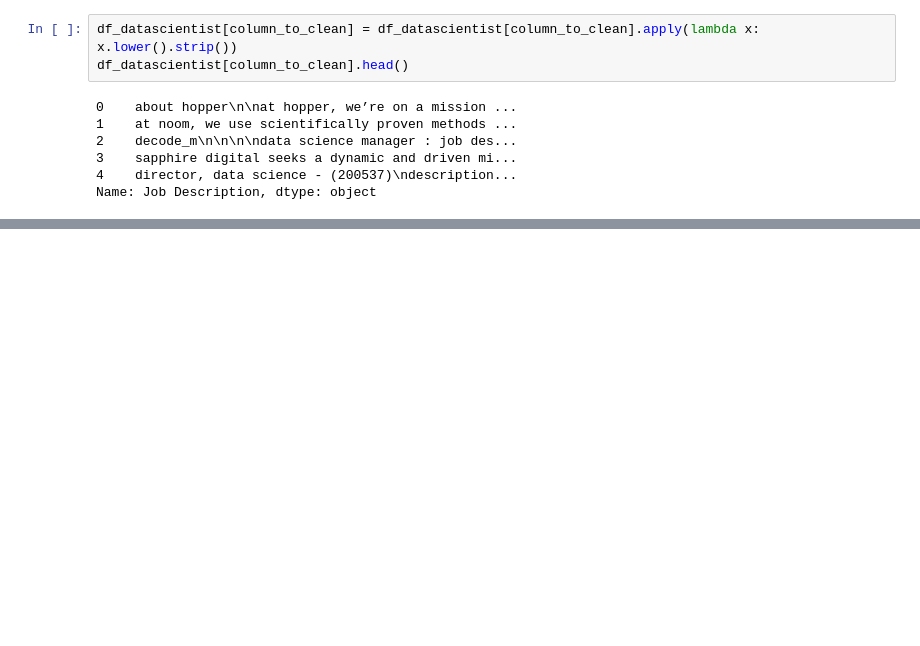
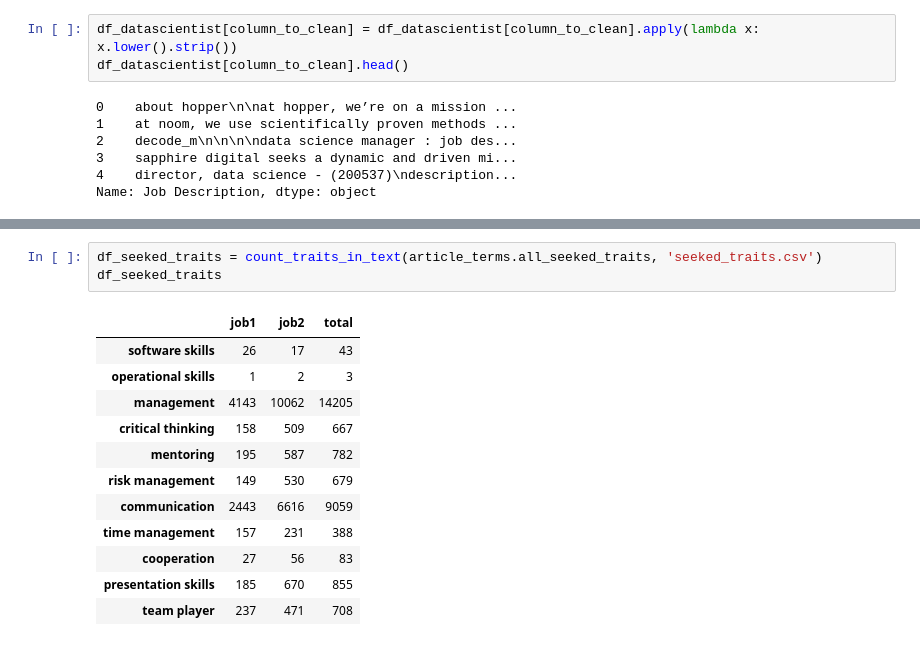
Before and after one commit to Cing2/2AMD20_knowledge, a Jupyter notebook: analysis/jop_postings.ipynb, the cells around one changed output, grey strips where cells are left out. Drawn from its saved outputs; the diff is of its cells as text; blank space fills up the shorter version.

```diff
--- a/analysis/jop_postings.ipynb
+++ b/analysis/jop_postings.ipynb
@@ -190,0 +325,16 @@ count['python']
+# %%
+df_seeked_traits = count_traits_in_text(article_terms.all_seeked_traits, 'seeked_traits.csv')
+df_seeked_traits
+# %% [output]
+|  | job1 | job2 | total |
+| software skills | 26 | 17 | 43 |
+| operational skills | 1 | 2 | 3 |
+| management | 4143 | 10062 | 14205 |
+| critical thinking | 158 | 509 | 667 |
+| mentoring | 195 | 587 | 782 |
+| risk management | 149 | 530 | 679 |
+| communication | 2443 | 6616 | 9059 |
+| time management | 157 | 231 | 388 |
+| cooperation | 27 | 56 | 83 |
+| presentation skills | 185 | 670 | 855 |
+| team player | 237 | 471 | 708 |
```
Also changed, not shown: parts of 22 cells of this notebook, 7 other files.
